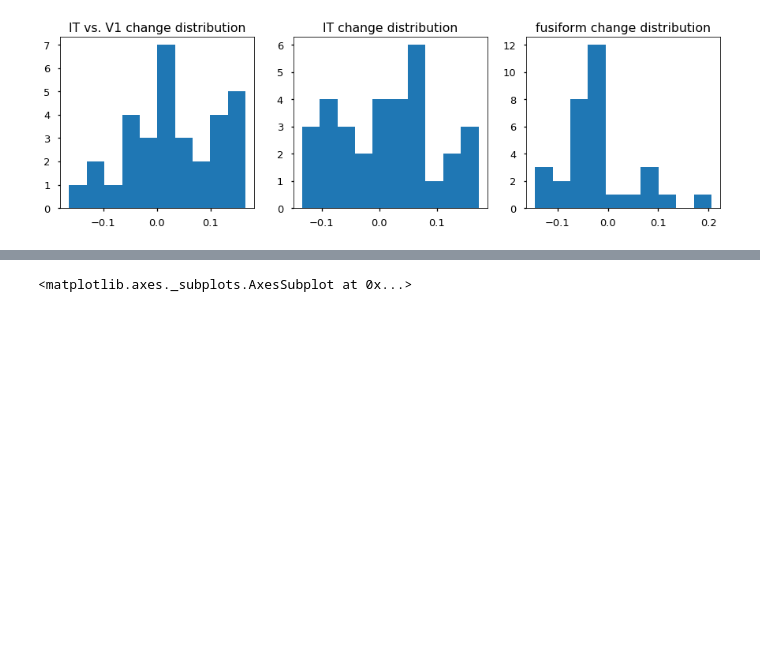
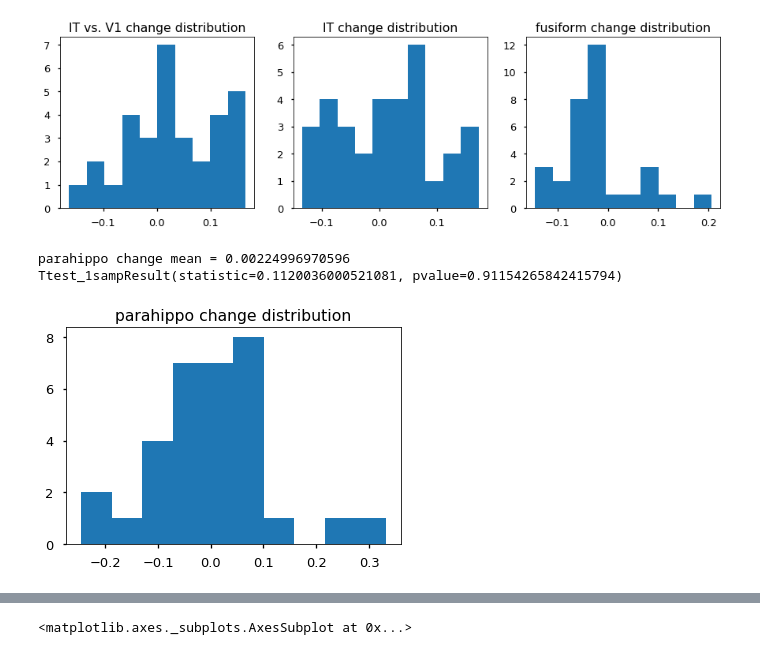
Before and after one commit to judithfan/sketchfeat, a Jupyter notebook: sketches/relate_neural_changes_to_sketch_changes.ipynb, the cells around one changed output, grey strips where cells are left out. Saved outputs shown, nothing was run; the diff lists cells and outputs as text; code cells hidden in the pictures; blank space fills up the shorter version.

```diff
--- a/sketches/relate_neural_changes_to_sketch_changes.ipynb
+++ b/sketches/relate_neural_changes_to_sketch_changes.ipynb
@@ -287,3 +305,13 @@ Ttest_1sampResult(statistic=0.90725306925303817, pvalue=0.37127178927050386)
 fusiform change mean = -0.0212556260778
 Ttest_1sampResult(statistic=-1.6469239301390357, pvalue=0.10967530945968211)
 [figure]
+# %%
+if 'trained_post_parahippo' in X.columns:
+    h = plt.hist(diffscore_parahippo)
+    plt.title('parahippo change distribution')
+    print 'parahippo change mean = ' + str(np.mean(diffscore_parahippo))
+    print stats.ttest_1samp(diffscore_parahippo,0)
+# %% [output]
+parahippo change mean = 0.00224996970596
+Ttest_1sampResult(statistic=0.1120036000521081, pvalue=0.91154265842415794)
+[figure, added]
```
Also changed, not shown: parts of 12 cells of this notebook, 1 other file.
